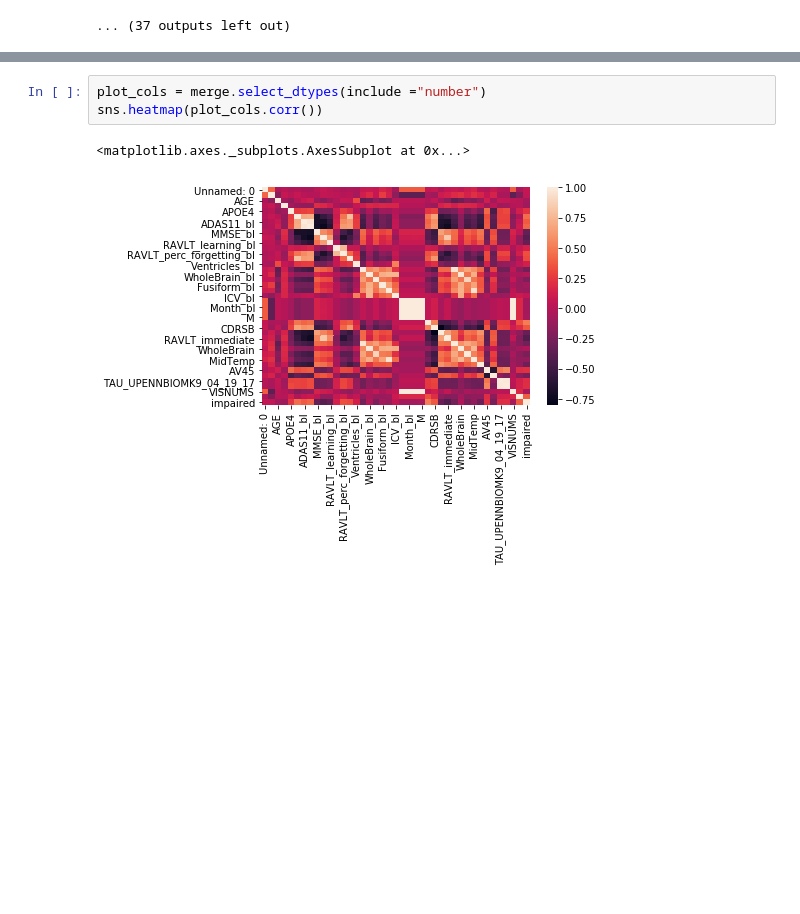
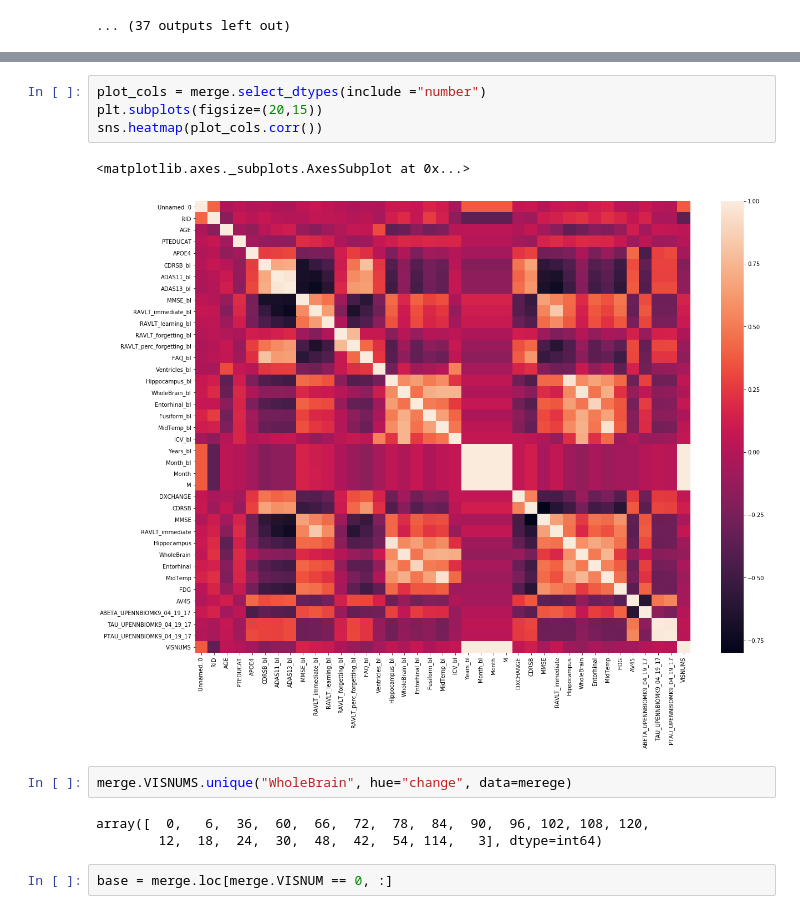
Before and after one commit to tnankie/Project-Daybreak, a Jupyter notebook: eda2.ipynb, the cells around one changed output, grey strips where cells are left out. Saved outputs shown, nothing was run; the diff lists cells and outputs as text; blank space fills up the shorter version.

```diff
--- a/eda2.ipynb
+++ b/eda2.ipynb
@@ -119,6 +173,14 @@ for i in merge.columns:
 # %%
 plot_cols = merge.select_dtypes(include ="number")
+plt.subplots(figsize=(20,15))
 sns.heatmap(plot_cols.corr())
 # %% [output]
 <matplotlib.axes._subplots.AxesSubplot at 0x...>
-[figure, old version]
+[figure, new version]
+# %%
+merge.VISNUMS.unique("WholeBrain", hue="change", data=merege)
+# %% [output]
+array([  0,   6,  36,  60,  66,  72,  78,  84,  90,  96, 102, 108, 120,
+        12,  18,  24,  30,  48,  42,  54, 114,   3], dtype=int64)
+# %%
+base = merge.loc[merge.VISNUM == 0, :]
```
Also changed, not shown: parts of 8 cells of this notebook, 1 other file.
